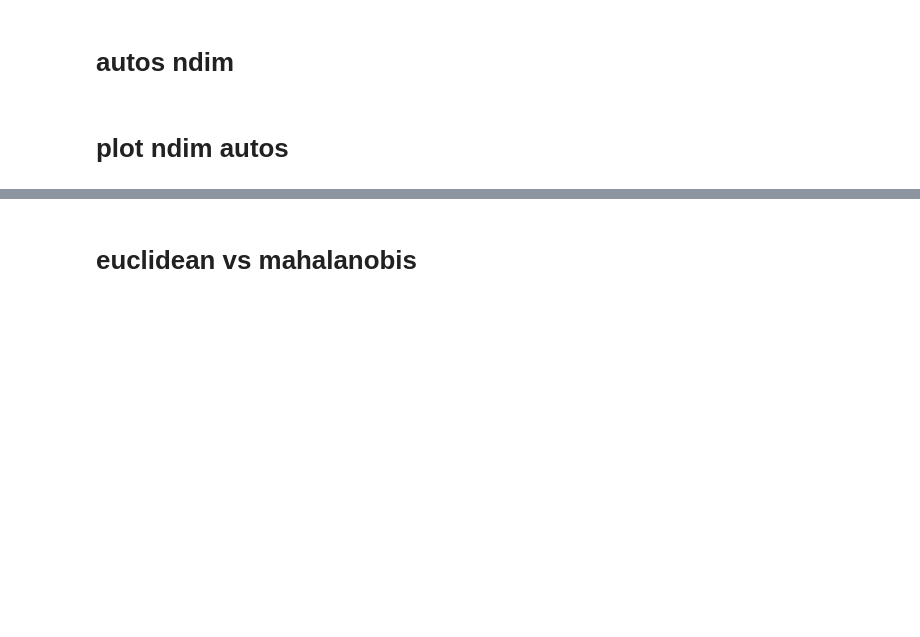
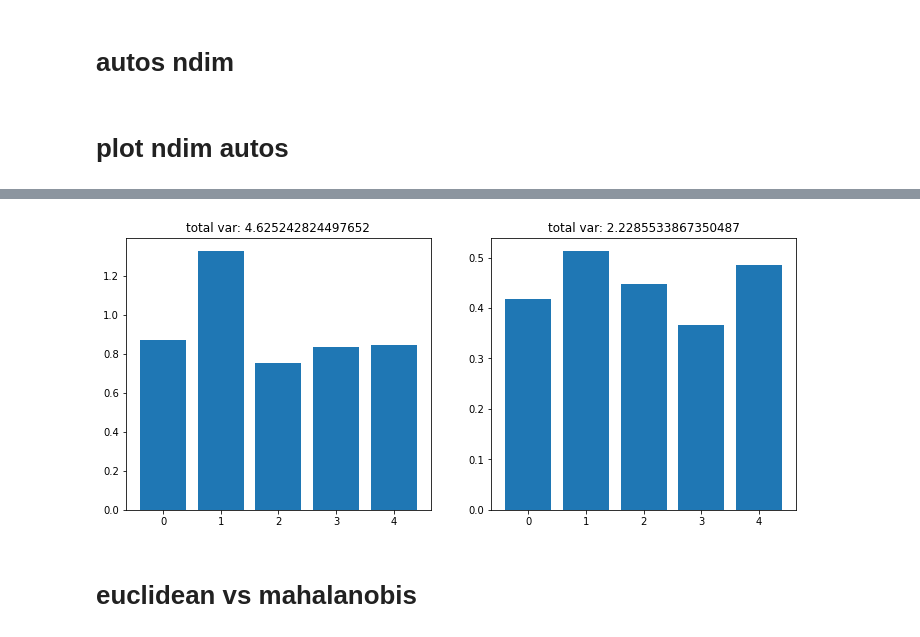
Before and after one commit to MeWoash/Data-analysis, a Jupyter notebook: lab8/lab8.ipynb, the cells around one changed output, grey strips where cells are left out. Drawn from its saved outputs; the diff is of its cells as text; code cells hidden in the pictures; blank space fills up the shorter version.

```diff
--- a/lab8/lab8.ipynb
+++ b/lab8/lab8.ipynb
@@ -224,3 +224,18 @@ plt.show()
+# %%
+fig,ax=plt.subplots(1,2,figsize=(12,5))
+
+for i in range(2):
+
+    ax[i].set_title(f'total var: {km_autos[i].vars.sum()}')
+    ax[i].bar(range(len(km_autos[i].vars)),
+        km_autos[i].vars,
+        tick_label = list(range(len(km_autos[i].vars))))
+
+    #ax[i].plot(range(len(km_autos[i].vars)),km_autos[i].vars.cumsum(),c='red')
+
+plt.show()
+# %% [output]
+[figure, added]
 # %%
 df['claster']=clasters
 # %% [markdown]
```
Also changed, not shown: parts of 4 cells of this notebook.
